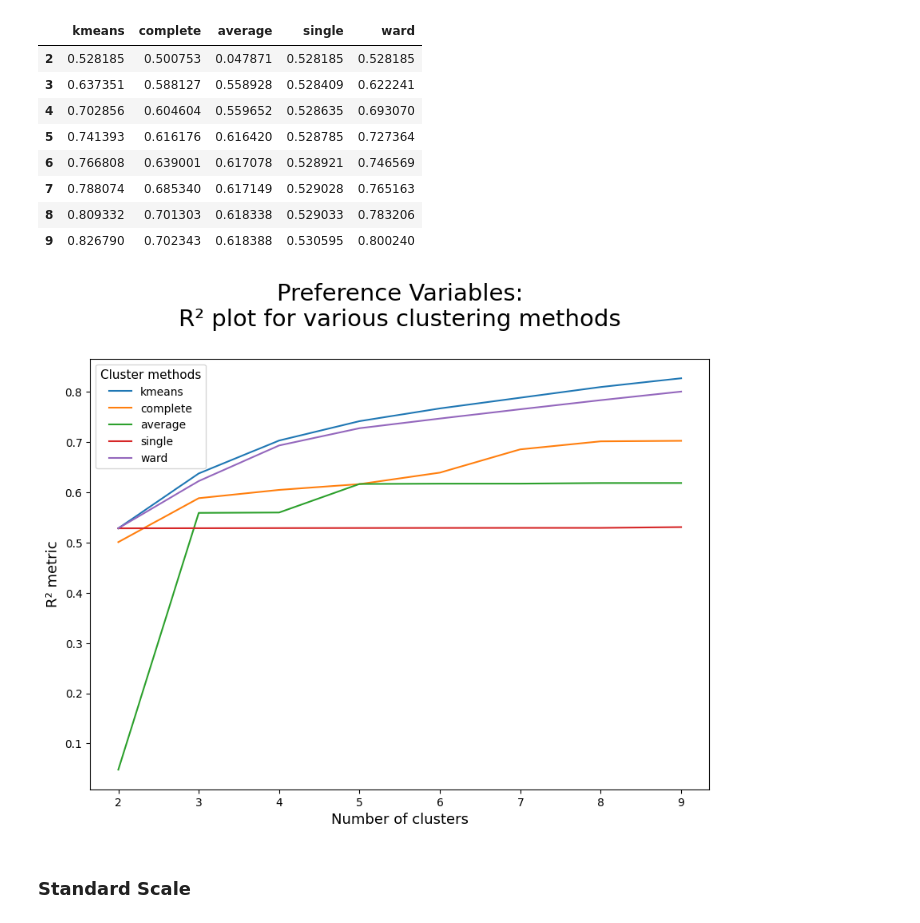
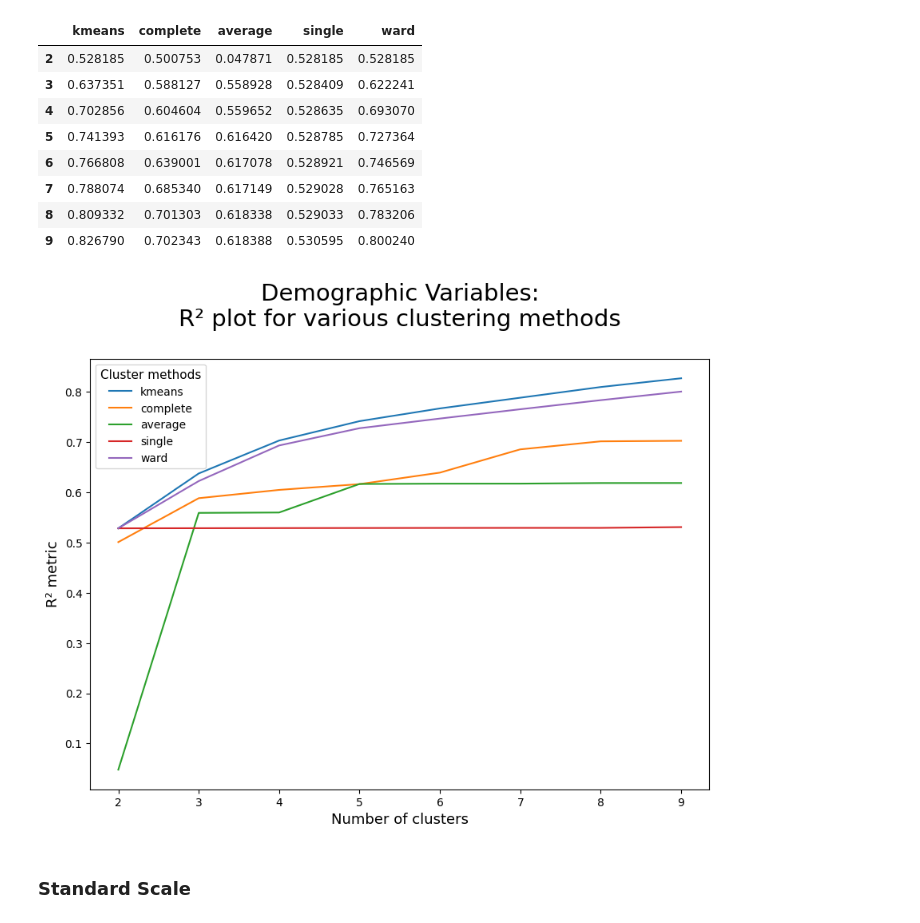
Before and after one commit to Rita-Centeno/DMI, a Jupyter notebook: clustering_dem10.0.ipynb, the cells around one changed output. Drawn from its saved outputs; the diff is of its cells as text; code cells hidden in the pictures.

```diff
--- a/clustering_dem10.0.ipynb
+++ b/clustering_dem10.0.ipynb
@@ -134,10 +133,10 @@ dem_no_r2_scores
 | 7 | 0.788074 | 0.685340 | 0.617149 | 0.529028 | 0.765163 |
 | 8 | 0.809332 | 0.701303 | 0.618338 | 0.529033 | 0.783206 |
 | 9 | 0.826790 | 0.702343 | 0.618388 | 0.530595 | 0.800240 |
-# %%
-plot_r2_scores(dem_no_r2_scores)
-# %% [output]
-[figure, removed]
+# %%
+plot_r2_scores(dem_no_r2_scores, "Demographic Variables:\nR² plot for various clustering methods\n")
+# %% [output]
+[figure, added]
 # %% [markdown]
 ### Standard Scale
 # %%
```
Also changed, not shown: parts of 15 cells of this notebook, 3 other files.
